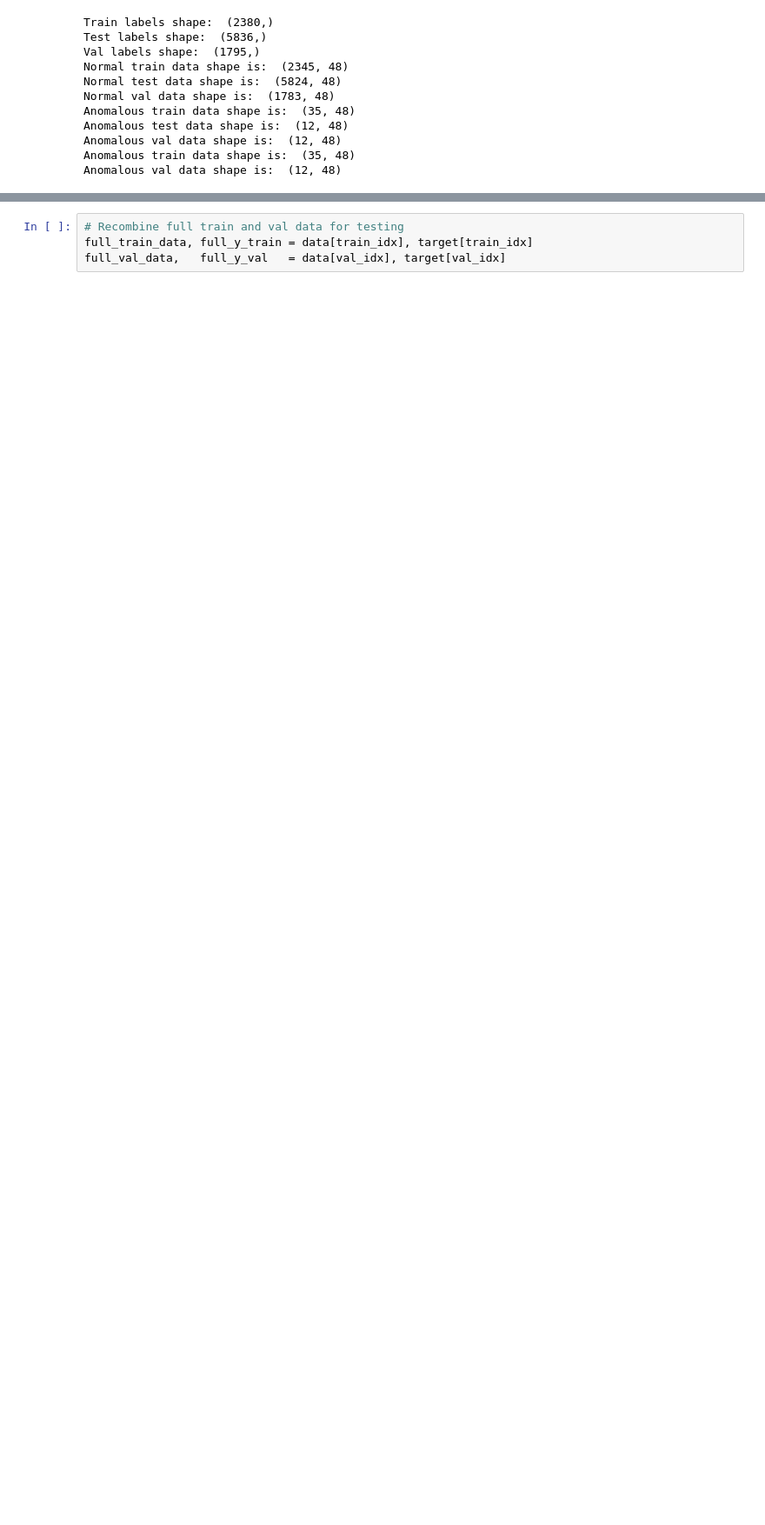
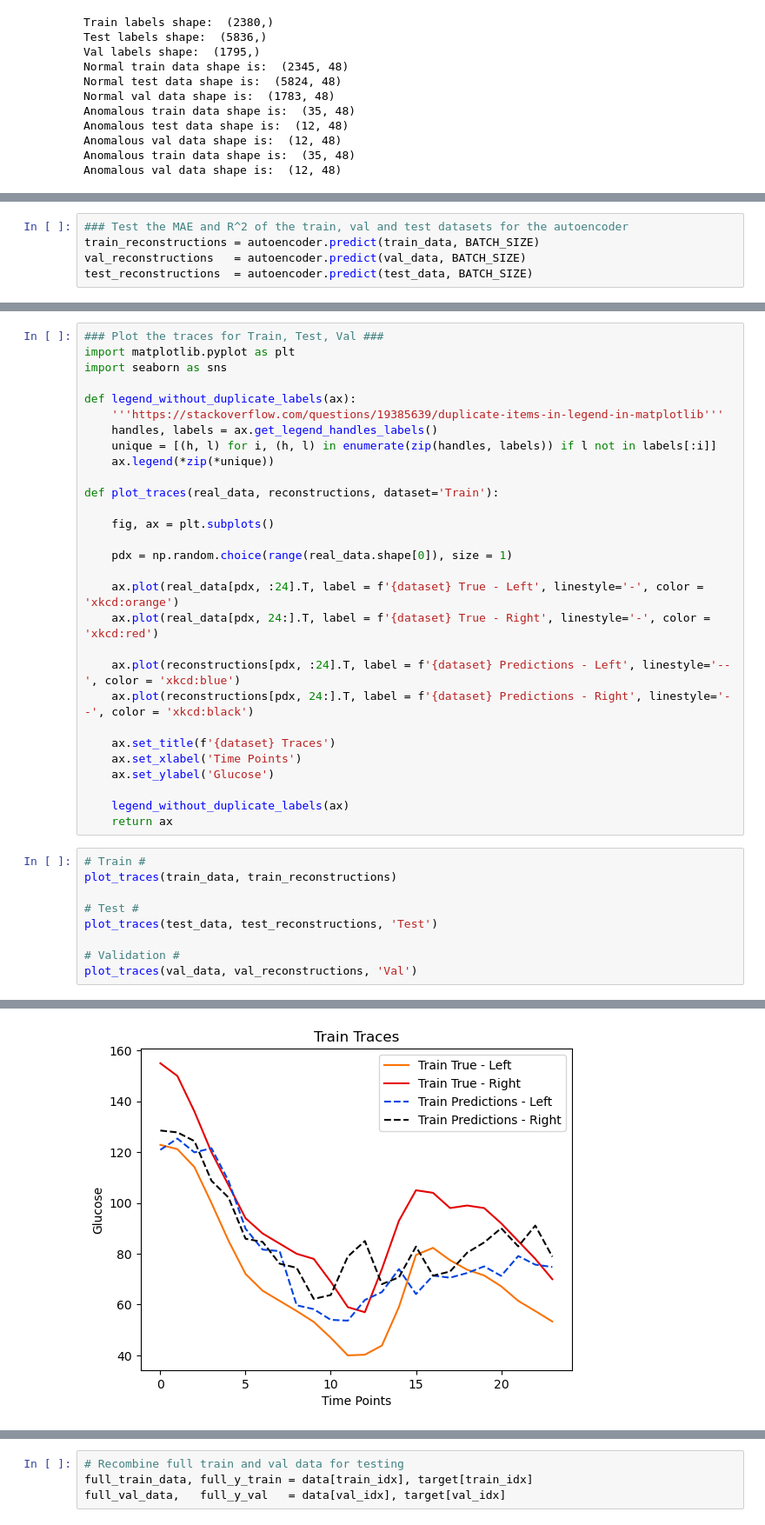
Before and after one commit to tk27182/masters-thesis, a Jupyter notebook: Code/test_ann_autoencoder.ipynb, the cells around one changed output, grey strips where cells are left out. Shown: that part at 87% size. Cells and saved outputs as stored; diff of their text form; blank space fills up the shorter version.

```diff
--- a/Code/test_ann_autoencoder.ipynb
+++ b/Code/test_ann_autoencoder.ipynb
@@ -149,0 +180,5 @@ viz.plot_loss(history.history['loss'], history.history['val_loss'], title = 'ANN
+# %%
+### Test the MAE and R^2 of the train, val and test datasets for the autoencoder
+train_reconstructions = autoencoder.predict(train_data, BATCH_SIZE)
+val_reconstructions   = autoencoder.predict(val_data, BATCH_SIZE)
+test_reconstructions  = autoencoder.predict(test_data, BATCH_SIZE)
@@ -149,0 +252,39 @@ viz.plot_loss(history.history['loss'], history.history['val_loss'], title = 'ANN
+# %%
+### Plot the traces for Train, Test, Val ###
+import matplotlib.pyplot as plt
+import seaborn as sns
+
+def legend_without_duplicate_labels(ax):
+    '''https://stackoverflow.com/questions/19385639/duplicate-items-in-legend-in-matplotlib'''
+    handles, labels = ax.get_legend_handles_labels()
+    unique = [(h, l) for i, (h, l) in enumerate(zip(handles, labels)) if l not in labels[:i]]
+    ax.legend(*zip(*unique))
+
+def plot_traces(real_data, reconstructions, dataset='Train'):
+
+    fig, ax = plt.subplots()
+
+    pdx = np.random.choice(range(real_data.shape[0]), size = 1)
+
+    ax.plot(real_data[pdx, :24].T, label = f'{dataset} True - Left', linestyle='-', color = 'xkcd:orange')
+    ax.plot(real_data[pdx, 24:].T, label = f'{dataset} True - Right', linestyle='-', color = 'xkcd:red')
+
+    ax.plot(reconstructions[pdx, :24].T, label = f'{dataset} Predictions - Left', linestyle='--', color = 'xkcd:blue')
+    ax.plot(reconstructions[pdx, 24:].T, label = f'{dataset} Predictions - Right', linestyle='--', color = 'xkcd:black')
+
+    ax.set_title(f'{dataset} Traces')
+    ax.set_xlabel('Time Points')
+    ax.set_ylabel('Glucose')
+
+    legend_without_duplicate_labels(ax)
+    return ax
+# %%
+# Train #
+plot_traces(train_data, train_reconstructions)
+
+# Test #
+plot_traces(test_data, test_reconstructions, 'Test')
+
+# Validation #
+plot_traces(val_data, val_reconstructions, 'Val')
+# %% [output]
@@ -149,0 +292 @@ viz.plot_loss(history.history['loss'], history.history['val_loss'], title = 'ANN
+[figure, added]
```
Also changed, not shown: parts of 14 cells of this notebook, 2 other files.
